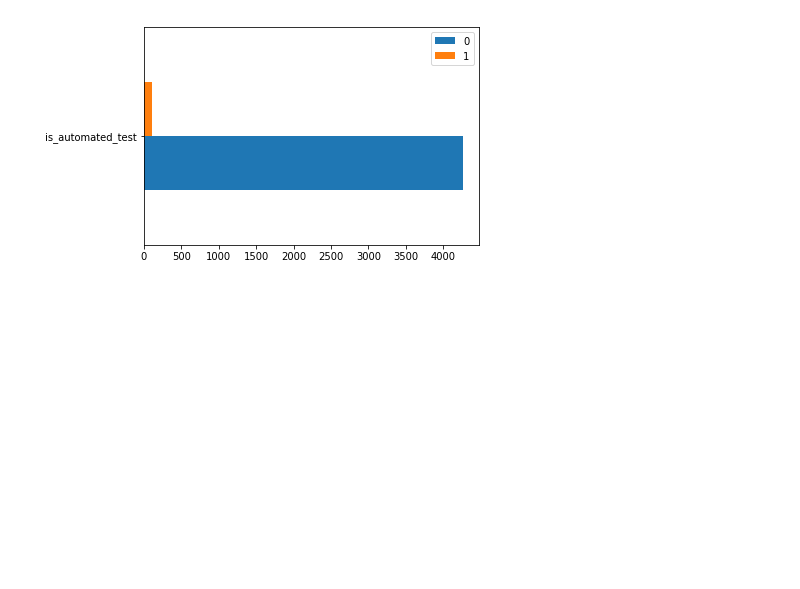
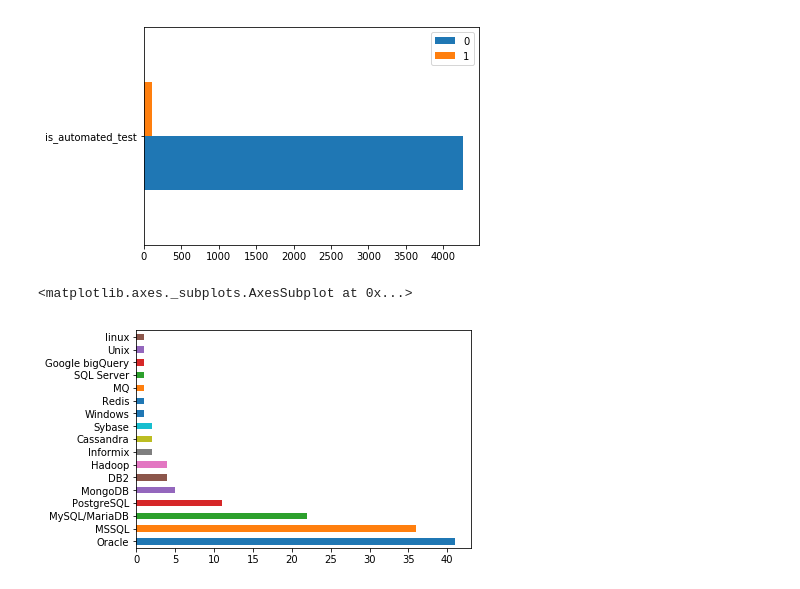
Before and after one commit to seppo0010/sysarmy-sueldos-2019.1, a Jupyter notebook: Sysarmy - Predicción de sueldos.ipynb, the cells around one changed output. Cells and saved outputs as stored; diff of their text form; code cells hidden in the pictures; blank space fills up the shorter version.

```diff
--- a/Sysarmy - Predicción de sueldos.ipynb
+++ b/Sysarmy - Predicción de sueldos.ipynb
@@ -166,3 +166,13 @@ pd.DataFrame({x: v.value_counts() for x, v in d.items()}).T.plot.barh()
 # %% [output]
 <matplotlib.axes._subplots.AxesSubplot at 0x...>
 [figure]
+# %%
+tech_count = {}
+for x in df['Tecnologías que utilizás.4'].dropna():
+    for key in x.split(','):
+        key = key.strip()
+        tech_count[key] = tech_count.get(key, 0) + 1
+pd.Series(tech_count).sort_values(ascending=False).head(20).plot.barh()
+# %% [output]
+<matplotlib.axes._subplots.AxesSubplot at 0x...>
+[figure, added]
```
Also changed, not shown: parts of 11 cells of this notebook.
